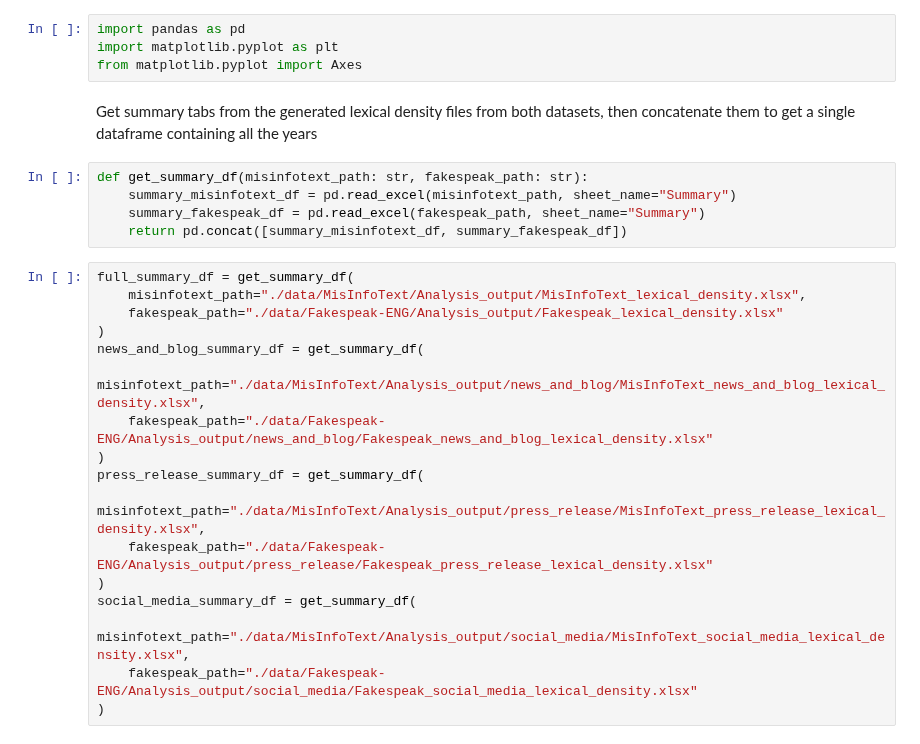
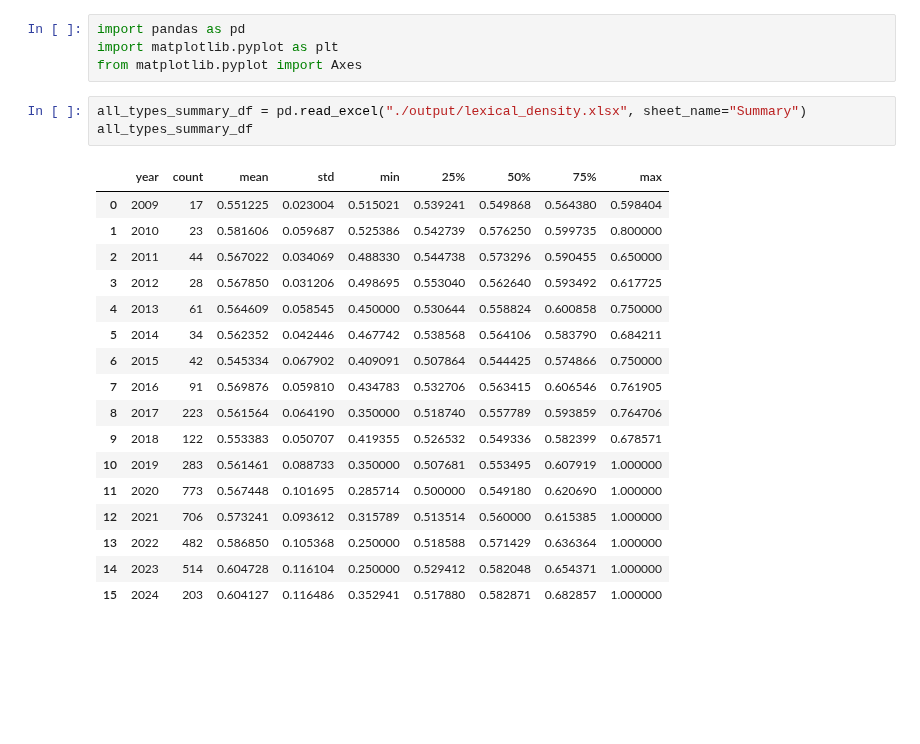
Before and after one commit to sfu-discourse-lab/fake_news_over_time, a Jupyter notebook: lexical_density_trendlines.ipynb, the cells around one changed output. Drawn from its saved outputs; the diff is of its cells as text; blank space fills up the shorter version.

```diff
--- a/lexical_density_graphs.ipynb
+++ b/lexical_density_trendlines.ipynb
@@ -2,27 +2,24 @@
 import pandas as pd
 import matplotlib.pyplot as plt
 from matplotlib.pyplot import Axes
-# %% [markdown]
-Get summary tabs from the generated lexical density files from both datasets, then concatenate them to get a single dataframe containing all the years
-# %%
-def get_summary_df(misinfotext_path: str, fakespeak_path: str):
-    summary_misinfotext_df = pd.read_excel(misinfotext_path, sheet_name="Summary")
-    summary_fakespeak_df = pd.read_excel(fakespeak_path, sheet_name="Summary")
-    return pd.concat([summary_misinfotext_df, summary_fakespeak_df])
 # %%
-full_summary_df = get_summary_df(
-    misinfotext_path="./data/MisInfoText/Analysis_output/MisInfoText_lexical_density.xlsx",
-    fakespeak_path="./data/Fakespeak-ENG/Analysis_output/Fakespeak_lexical_density.xlsx"
-)
-news_and_blog_summary_df = get_summary_df(
-    misinfotext_path="./data/MisInfoText/Analysis_output/news_and_blog/MisInfoText_news_and_blog_lexical_density.xlsx",
-    fakespeak_path="./data/Fakespeak-ENG/Analysis_output/news_and_blog/Fakespeak_news_and_blog_lexical_density.xlsx"
-)
-press_release_summary_df = get_summary_df(
-    misinfotext_path="./data/MisInfoText/Analysis_output/press_release/MisInfoText_press_release_lexical_density.xlsx",
-    fakespeak_path="./data/Fakespeak-ENG/Analysis_output/press_release/Fakespeak_press_release_lexical_density.xlsx"
-)
-social_media_summary_df = get_summary_df(
-    misinfotext_path="./data/MisInfoText/Analysis_output/social_media/MisInfoText_social_media_lexical_density.xlsx",
-    fakespeak_path="./data/Fakespeak-ENG/Analysis_output/social_media/Fakespeak_social_media_lexical_density.xlsx"
-)
+all_types_summary_df = pd.read_excel("./output/lexical_density.xlsx", sheet_name="Summary")
+all_types_summary_df
+# %% [output]
+|  | year | count | mean | std | min | 25% | 50% | 75% | max |
+| 0 | 2009 | 17 | 0.551225 | 0.023004 | 0.515021 | 0.539241 | 0.549868 | 0.564380 | 0.598404 |
+| 1 | 2010 | 23 | 0.581606 | 0.059687 | 0.525386 | 0.542739 | 0.576250 | 0.599735 | 0.800000 |
+| 2 | 2011 | 44 | 0.567022 | 0.034069 | 0.488330 | 0.544738 | 0.573296 | 0.590455 | 0.650000 |
+| 3 | 2012 | 28 | 0.567850 | 0.031206 | 0.498695 | 0.553040 | 0.562640 | 0.593492 | 0.617725 |
+| 4 | 2013 | 61 | 0.564609 | 0.058545 | 0.450000 | 0.530644 | 0.558824 | 0.600858 | 0.750000 |
+| 5 | 2014 | 34 | 0.562352 | 0.042446 | 0.467742 | 0.538568 | 0.564106 | 0.583790 | 0.684211 |
+| 6 | 2015 | 42 | 0.545334 | 0.067902 | 0.409091 | 0.507864 | 0.544425 | 0.574866 | 0.750000 |
+| 7 | 2016 | 91 | 0.569876 | 0.059810 | 0.434783 | 0.532706 | 0.563415 | 0.606546 | 0.761905 |
+| 8 | 2017 | 223 | 0.561564 | 0.064190 | 0.350000 | 0.518740 | 0.557789 | 0.593859 | 0.764706 |
+| 9 | 2018 | 122 | 0.553383 | 0.050707 | 0.419355 | 0.526532 | 0.549336 | 0.582399 | 0.678571 |
+| 10 | 2019 | 283 | 0.561461 | 0.088733 | 0.350000 | 0.507681 | 0.553495 | 0.607919 | 1.000000 |
+| 11 | 2020 | 773 | 0.567448 | 0.101695 | 0.285714 | 0.500000 | 0.549180 | 0.620690 | 1.000000 |
+| 12 | 2021 | 706 | 0.573241 | 0.093612 | 0.315789 | 0.513514 | 0.560000 | 0.615385 | 1.000000 |
+| 13 | 2022 | 482 | 0.586850 | 0.105368 | 0.250000 | 0.518588 | 0.571429 | 0.636364 | 1.000000 |
+| 14 | 2023 | 514 | 0.604728 | 0.116104 | 0.250000 | 0.529412 | 0.582048 | 0.654371 | 1.000000 |
+| 15 | 2024 | 203 | 0.604127 | 0.116486 | 0.352941 | 0.517880 | 0.582871 | 0.682857 | 1.000000 |
```
Also changed, not shown: parts of 4 cells of this notebook, 8 other files.
